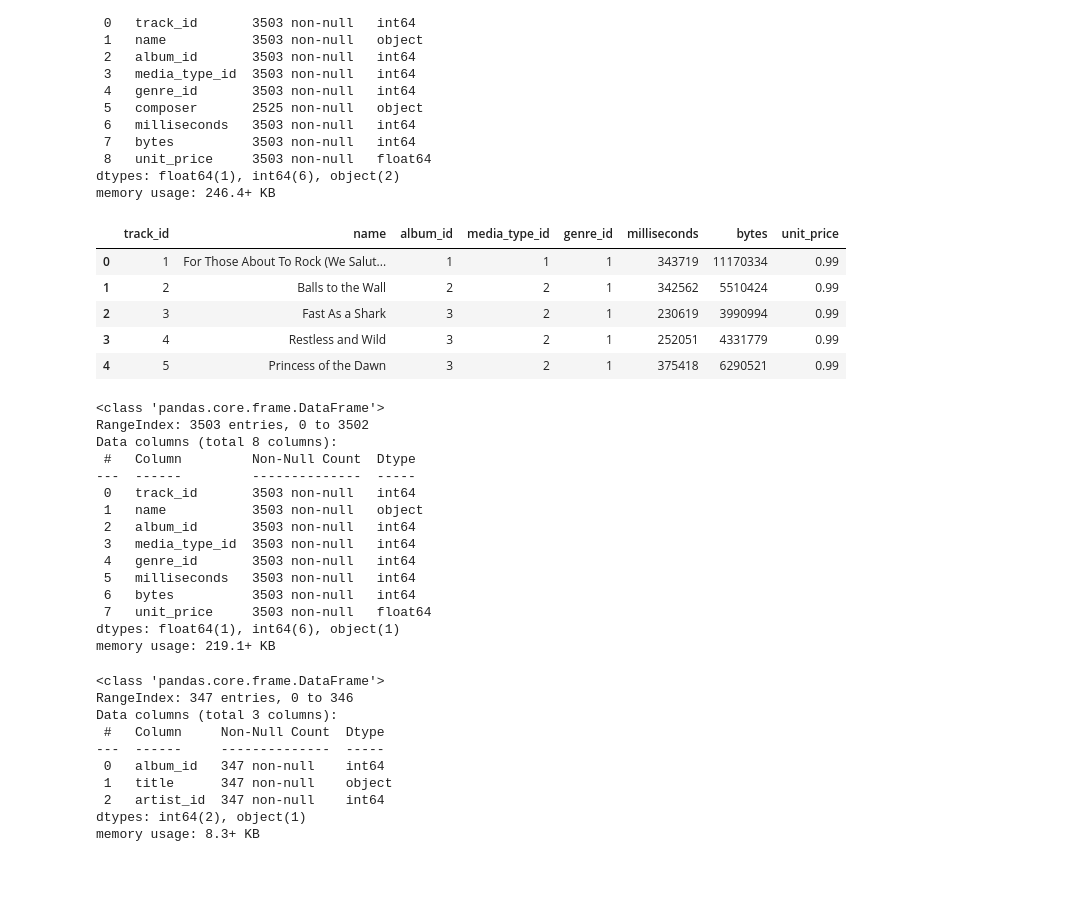
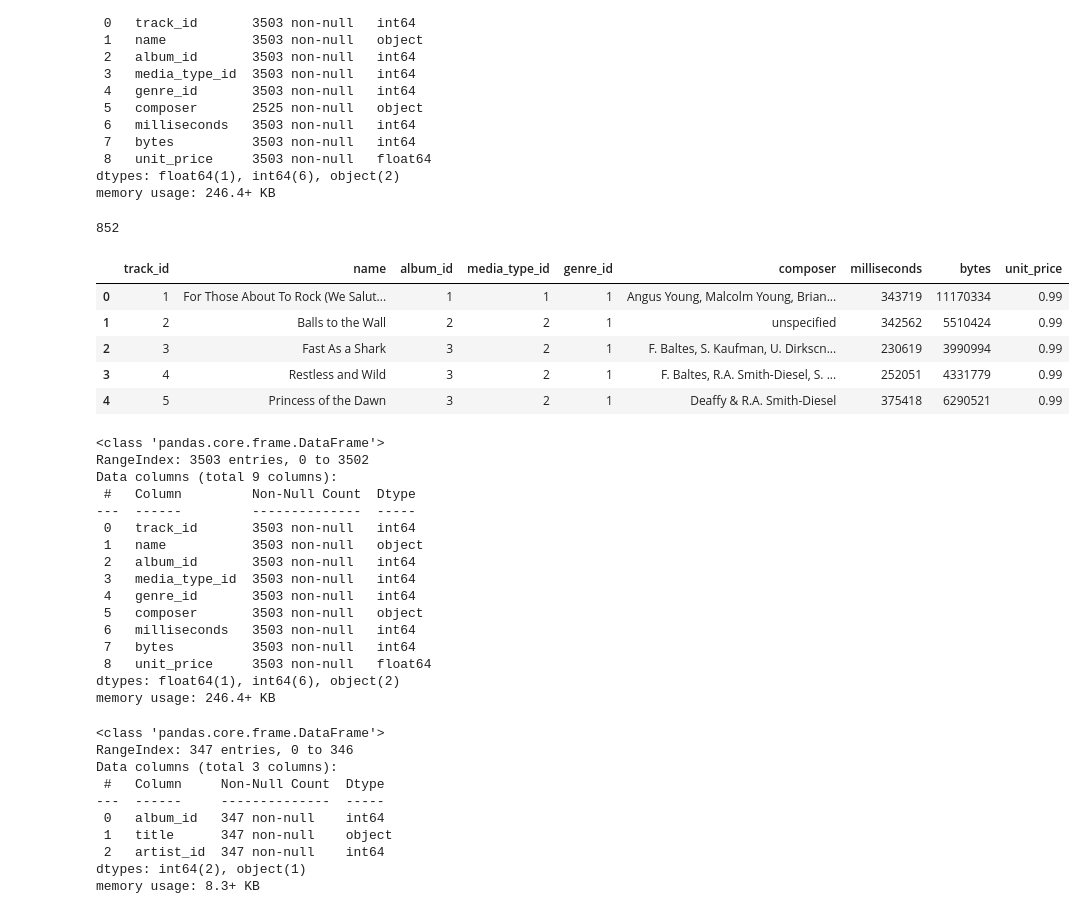
Before and after one commit to roodinasobeh/Data-analysis-for-a-small-online-music-store., a Jupyter notebook: Analyse music store data.ipynb, the cells around one changed output. Saved outputs shown, nothing was run; the diff lists cells and outputs as text; code cells hidden in the pictures; blank space fills up the shorter version.

```diff
--- a/Analyse music store data.ipynb
+++ b/Analyse music store data.ipynb
@@ -438,22 +438,26 @@ Data columns (total 9 columns):
  8   unit_price     3503 non-null   float64
 dtypes: float64(1), int64(6), object(2)
 memory usage: 246.4+ KB
+# %%
+df_track['composer'].nunique()
+# %% [output]
+852
 # %%
-df_track.drop("composer", axis=1, inplace=True)
+df_track['composer'].fillna('unspecified' , inplace=True)
 df_track.head()
 # %% [output]
-|  | track_id | name | album_id | media_type_id | genre_id | milliseconds | bytes | unit_price |
-| 0 | 1 | For Those About To Rock (We Salut... | 1 | 1 | 1 | 343719 | 11170334 | 0.99 |
-| 1 | 2 | Balls to the Wall | 2 | 2 | 1 | 342562 | 5510424 | 0.99 |
-| 2 | 3 | Fast As a Shark | 3 | 2 | 1 | 230619 | 3990994 | 0.99 |
-| 3 | 4 | Restless and Wild | 3 | 2 | 1 | 252051 | 4331779 | 0.99 |
-| 4 | 5 | Princess of the Dawn | 3 | 2 | 1 | 375418 | 6290521 | 0.99 |
+|  | track_id | name | album_id | media_type_id | genre_id | composer | milliseconds | bytes | unit_price |
+| 0 | 1 | For Those About To Rock (We Salut... | 1 | 1 | 1 | Angus Young, Malcolm Young, Brian... | 343719 | 11170334 | 0.99 |
+| 1 | 2 | Balls to the Wall | 2 | 2 | 1 | unspecified | 342562 | 5510424 | 0.99 |
+| 2 | 3 | Fast As a Shark | 3 | 2 | 1 | F. Baltes, S. Kaufman, U. Dirkscn... | 230619 | 3990994 | 0.99 |
+| 3 | 4 | Restless and Wild | 3 | 2 | 1 | F. Baltes, R.A. Smith-Diesel, S. ... | 252051 | 4331779 | 0.99 |
+| 4 | 5 | Princess of the Dawn | 3 | 2 | 1 | Deaffy & R.A. Smith-Diesel | 375418 | 6290521 | 0.99 |
 # %%
 df_track.info()
 # %% [output]
 <class 'pandas.core.frame.DataFrame'>
 RangeIndex: 3503 entries, 0 to 3502
-Data columns (total 8 columns):
+Data columns (total 9 columns):
  #   Column         Non-Null Count  Dtype
 ---  ------         --------------  -----
  0   track_id       3503 non-null   int64
@@ -461,11 +465,12 @@ Data columns (total 8 columns):
  2   album_id       3503 non-null   int64
  3   media_type_id  3503 non-null   int64
  4   genre_id       3503 non-null   int64
- 5   milliseconds   3503 non-null   int64
- 6   bytes          3503 non-null   int64
- 7   unit_price     3503 non-null   float64
-dtypes: float64(1), int64(6), object(1)
-memory usage: 219.1+ KB
+ 5   composer       3503 non-null   object
+ 6   milliseconds   3503 non-null   int64
+ 7   bytes          3503 non-null   int64
+ 8   unit_price     3503 non-null   float64
+dtypes: float64(1), int64(6), object(2)
+memory usage: 246.4+ KB
 # %%
 df_album2.info() # tmama
 # %% [output]
```
Also changed, not shown: parts of 5 cells of this notebook.
